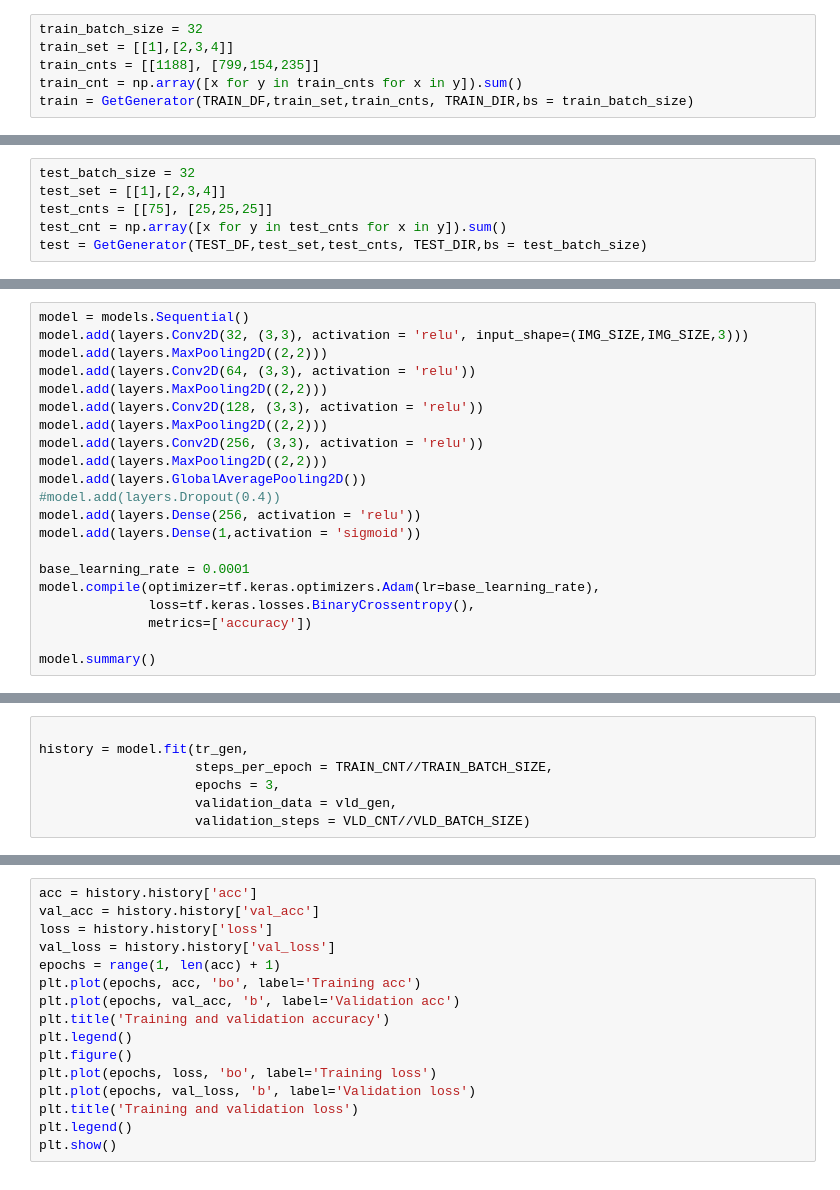
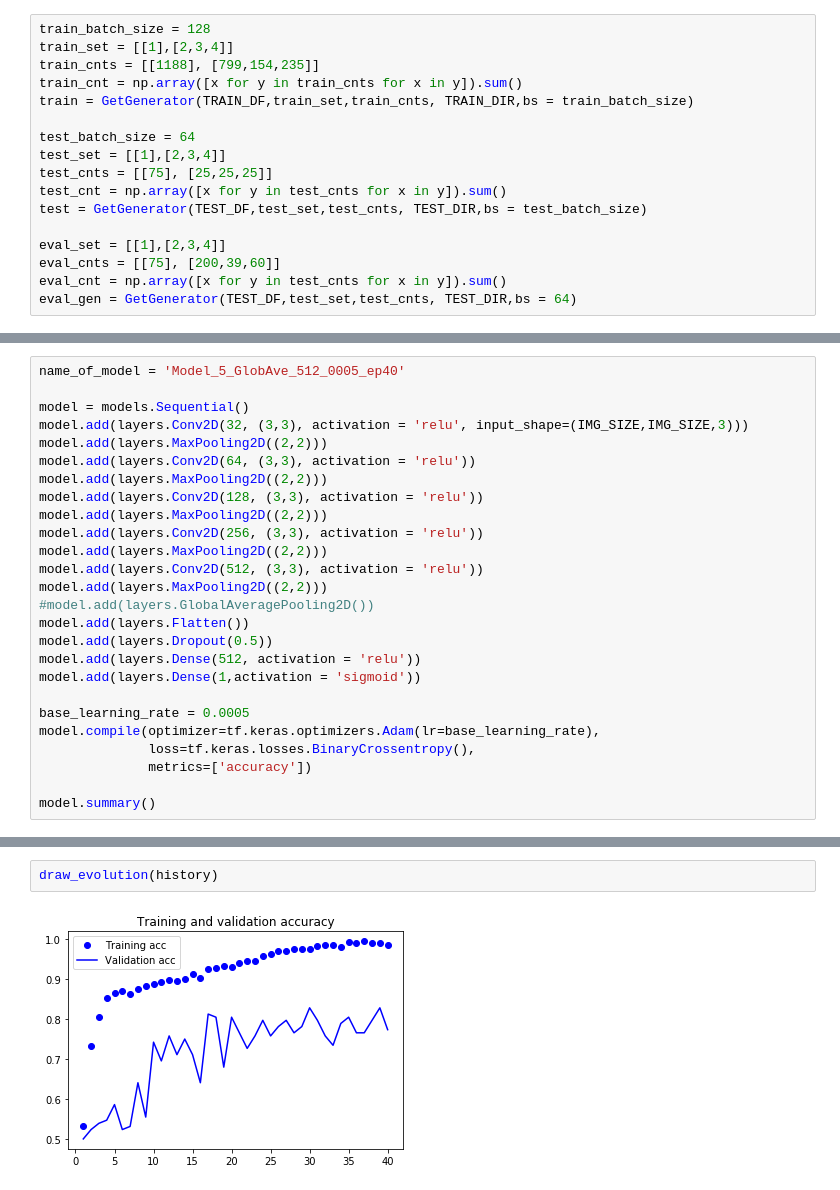
Before and after one commit to ePPilgrim/Python, a Jupyter notebook: ML/Kaggle/aptos_2019/CNN from scratch.ipynb, the cells around one changed output, grey strips where cells are left out. Saved outputs shown, nothing was run; the diff lists cells and outputs as text.

```diff
--- a/ML/Kaggle/aptos_2019/CNN from scratch.ipynb
+++ b/ML/Kaggle/aptos_2019/CNN from scratch.ipynb
@@ -58,8 +85,19 @@ def GetGenerator(df,cv,nv,rootdir,bs = 32):
 # %%
-train_batch_size = 32
+train_batch_size = 128
 train_set = [[1],[2,3,4]]
 train_cnts = [[1188], [799,154,235]]
 train_cnt = np.array([x for y in train_cnts for x in y]).sum()
 train = GetGenerator(TRAIN_DF,train_set,train_cnts, TRAIN_DIR,bs = train_batch_size)
+
+test_batch_size = 64
+test_set = [[1],[2,3,4]]
+test_cnts = [[75], [25,25,25]]
+test_cnt = np.array([x for y in test_cnts for x in y]).sum()
+test = GetGenerator(TEST_DF,test_set,test_cnts, TEST_DIR,bs = test_batch_size)
+
+eval_set = [[1],[2,3,4]]
+eval_cnts = [[75], [200,39,60]]
+eval_cnt = np.array([x for y in test_cnts for x in y]).sum()
+eval_gen = GetGenerator(TEST_DF,test_set,test_cnts, TEST_DIR,bs = 64)
 # %% [output]
 Found 2376 validated image filenames belonging to 2 classes.
@@ -66,6 +105,0 @@ Found 2376 validated image filenames belonging to 2 classes.
-# %%
-test_batch_size = 32
-test_set = [[1],[2,3,4]]
-test_cnts = [[75], [25,25,25]]
-test_cnt = np.array([x for y in test_cnts for x in y]).sum()
-test = GetGenerator(TEST_DF,test_set,test_cnts, TEST_DIR,bs = test_batch_size)
@@ -74,4 +106,6 @@ Found 150 validated image filenames belonging to 2 classes.
 # %%
+name_of_model = 'Model_5_GlobAve_512_0005_ep40'
+
 model = models.Sequential()
 model.add(layers.Conv2D(32, (3,3), activation = 'relu', input_shape=(IMG_SIZE,IMG_SIZE,3)))
 model.add(layers.MaxPooling2D((2,2)))
@@ -81,12 +115,15 @@ model.add(layers.Conv2D(128, (3,3), activation = 'relu'))
 model.add(layers.MaxPooling2D((2,2)))
 model.add(layers.Conv2D(256, (3,3), activation = 'relu'))
 model.add(layers.MaxPooling2D((2,2)))
-model.add(layers.GlobalAveragePooling2D())
-#model.add(layers.Dropout(0.4))
-model.add(layers.Dense(256, activation = 'relu'))
+model.add(layers.Conv2D(512, (3,3), activation = 'relu'))
+model.add(layers.MaxPooling2D((2,2)))
+#model.add(layers.GlobalAveragePooling2D())
+model.add(layers.Flatten())
+model.add(layers.Dropout(0.5))
+model.add(layers.Dense(512, activation = 'relu'))
 model.add(layers.Dense(1,activation = 'sigmoid'))
 
-base_learning_rate = 0.0001
+base_learning_rate = 0.0005
 model.compile(optimizer=tf.keras.optimizers.Adam(lr=base_learning_rate),
               loss=tf.keras.losses.BinaryCrossentropy(),
               metrics=['accuracy'])
@@ -229,7 +163,0 @@ model.summary()
-# %%
-
-history = model.fit(tr_gen,
-                    steps_per_epoch = TRAIN_CNT//TRAIN_BATCH_SIZE,
-                    epochs = 3,
-                    validation_data = vld_gen,
-                    validation_steps = VLD_CNT//VLD_BATCH_SIZE)
@@ -323,16 +164,4 @@ for _,row in test_df.iterrows():
-# %%
-acc = history.history['acc']
-val_acc = history.history['val_acc']
-loss = history.history['loss']
-val_loss = history.history['val_loss']
-epochs = range(1, len(acc) + 1)
-plt.plot(epochs, acc, 'bo', label='Training acc')
-plt.plot(epochs, val_acc, 'b', label='Validation acc')
-plt.title('Training and validation accuracy')
-plt.legend()
-plt.figure()
-plt.plot(epochs, loss, 'bo', label='Training loss')
-plt.plot(epochs, val_loss, 'b', label='Validation loss')
-plt.title('Training and validation loss')
-plt.legend()
-plt.show()
+# %%
+draw_evolution(history)
+# %% [output]
+[figure, added]
```
Also changed, not shown: parts of 32 cells of this notebook, 21 other files.
